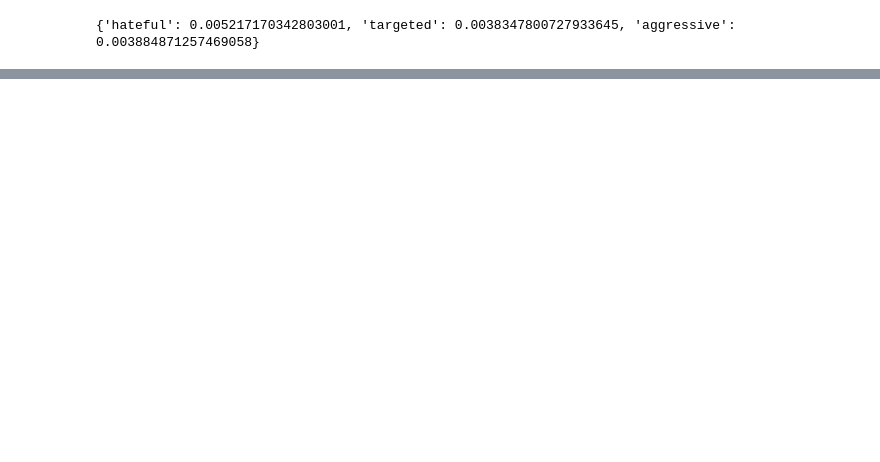
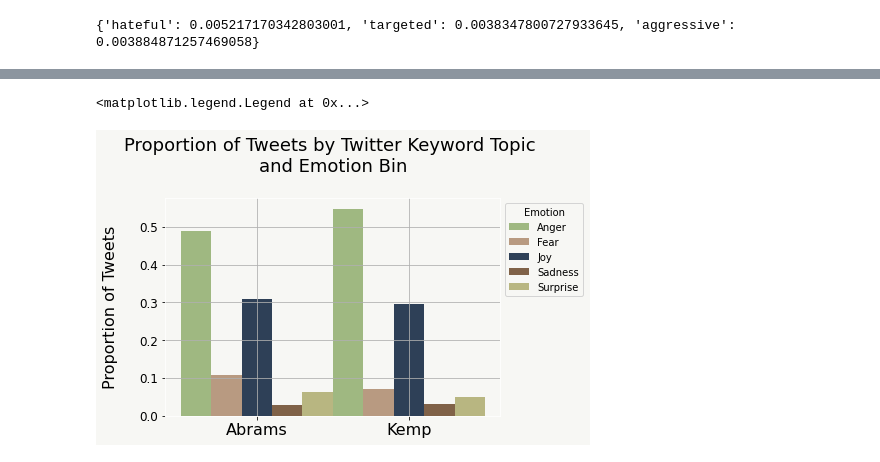
Before and after one commit to monroefarris/anly580_final_project, a Jupyter notebook: Analysis_Code/sentiment_analysis.ipynb, the cells around one changed output, grey strips where cells are left out. Saved outputs shown, nothing was run; the diff lists cells and outputs as text; code cells hidden in the pictures; blank space fills up the shorter version.

```diff
--- a/Analysis_Code/sentiment_analysis.ipynb
+++ b/Analysis_Code/sentiment_analysis.ipynb
@@ -85,0 +222,3 @@ print(data['hate_probs'].iloc[0])
+# %%
+topic_counts_emotion_sub_no_dis = topic_counts_emotion[(topic_counts_emotion['emotion_output'] != 'others') & (topic_counts_emotion['emotion_output'] != 'disgust') & ((topic_counts_emotion['topic'] == 'abrams') | (topic_counts_emotion['topic'] == 'kemp'))]
+topic_counts_emotion_sub_no_dis
@@ -85,0 +238,9 @@ print(data['hate_probs'].iloc[0])
+# %%
+total_tweets = topic_counts_emotion_sub_no_dis.groupby('topic')['counts'].sum().reset_index().rename(columns = {'counts': 'total_tweets'})
+
+topic_counts_emotion_sub_no_dis = topic_counts_emotion_sub_no_dis.merge(total_tweets, on = 'topic', how = 'inner')
+
+topic_counts_emotion_sub_no_dis['prop'] = topic_counts_emotion_sub_no_dis['counts'] / topic_counts_emotion_sub_no_dis['total_tweets']
+# %%
+topic_counts_emotion_sub_no_dis = topic_counts_emotion_sub_no_dis[['topic', 'emotion_output', 'prop']]
+topic_counts_emotion_sub_no_dis
@@ -85,0 +259,31 @@ print(data['hate_probs'].iloc[0])
+# %%
+fig, ax = plt.subplots()
+
+x = np.arange(len(topic_counts_emotion_sub_no_dis['topic'].unique()))
+
+anger = list(topic_counts_emotion_sub_no_dis[topic_counts_emotion_sub_no_dis['emotion_output'] == 'anger']['prop'])
+fear = list(topic_counts_emotion_sub_no_dis[topic_counts_emotion_sub_no_dis['emotion_output'] == 'fear']['prop'])
+joy = list(topic_counts_emotion_sub_no_dis[topic_counts_emotion_sub_no_dis['emotion_output'] == 'joy']['prop'])
+sadness = list(topic_counts_emotion_sub_no_dis[topic_counts_emotion_sub_no_dis['emotion_output'] == 'sadness']['prop'])
+surprise = list(topic_counts_emotion_sub_no_dis[topic_counts_emotion_sub_no_dis['emotion_output'] == 'surprise']['prop'])
+width = 0.2
+
+plt.bar(x - 0.4, anger, width = width, color = color1, label = 'Anger')
+plt.bar(x - 0.2, fear, width = width, color = color2,  label = 'Fear')
+plt.bar(x, joy, width = width, color = color3,  label = 'Joy')
+plt.bar(x + 0.2, sadness, width = width, color = color5,  label = 'Sadness')
+plt.bar(x + 0.4, surprise, width = width, color = color6,  label = 'Surprise')
+
+# # for i in range(len(topic_counts['topic'])):
+# #     plt.text(i, topic_counts['sentiment_score'][i], np.round(topic_counts['sentiment_score'][i], 3), ha = 'center', size = 12)
+
+plt.xticks(x, ['Abrams', 'Kemp'],size = 16)
+plt.title('Proportion of Tweets by Twitter Keyword Topic \nand Emotion Bin\n', size = 18)
+plt.ylabel('Proportion of Tweets\n', size = 16)
+plt.legend()
+
+plt.legend(title = 'Emotion', labels = ['Anger', 'Fear', 'Joy', 'Sadness', 'Surprise'], loc = 2, bbox_to_anchor = (1,1))
+# plt.legend(['Negative', 'Neutral', 'Positive'], loc = 'upper right', bbox_to_anchor = (1.3,1))
+# %% [output]
+<matplotlib.legend.Legend at 0x...>
+[figure, added]
```
Also changed, not shown: parts of 19 cells of this notebook.
